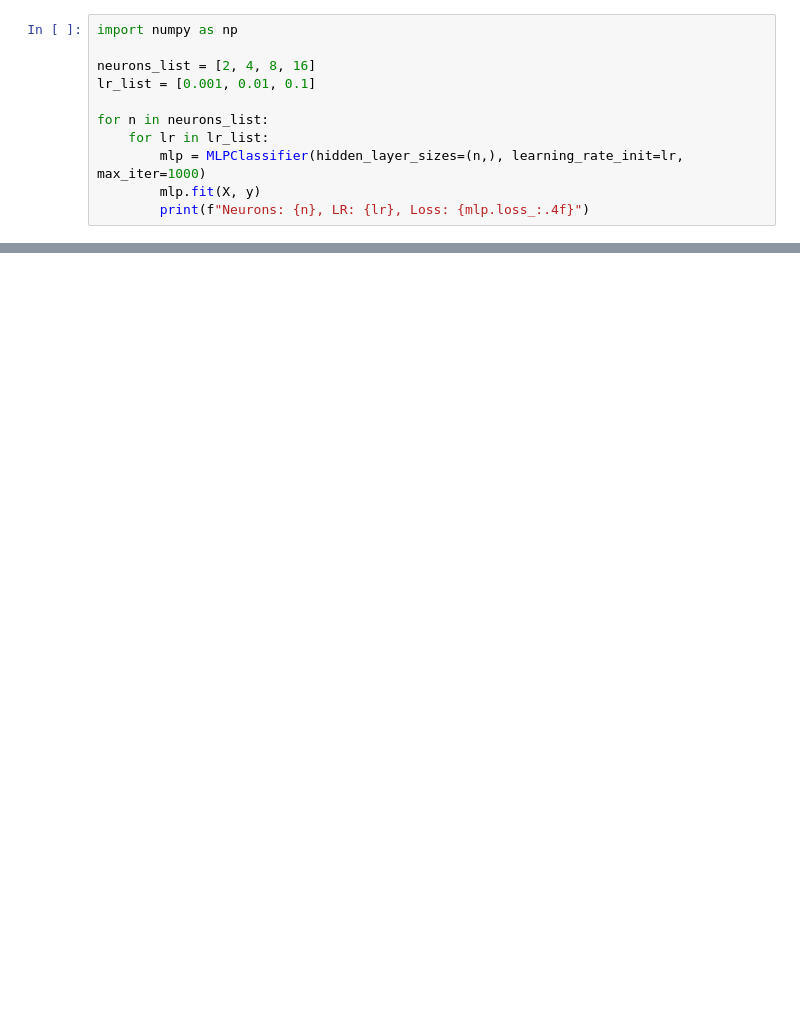
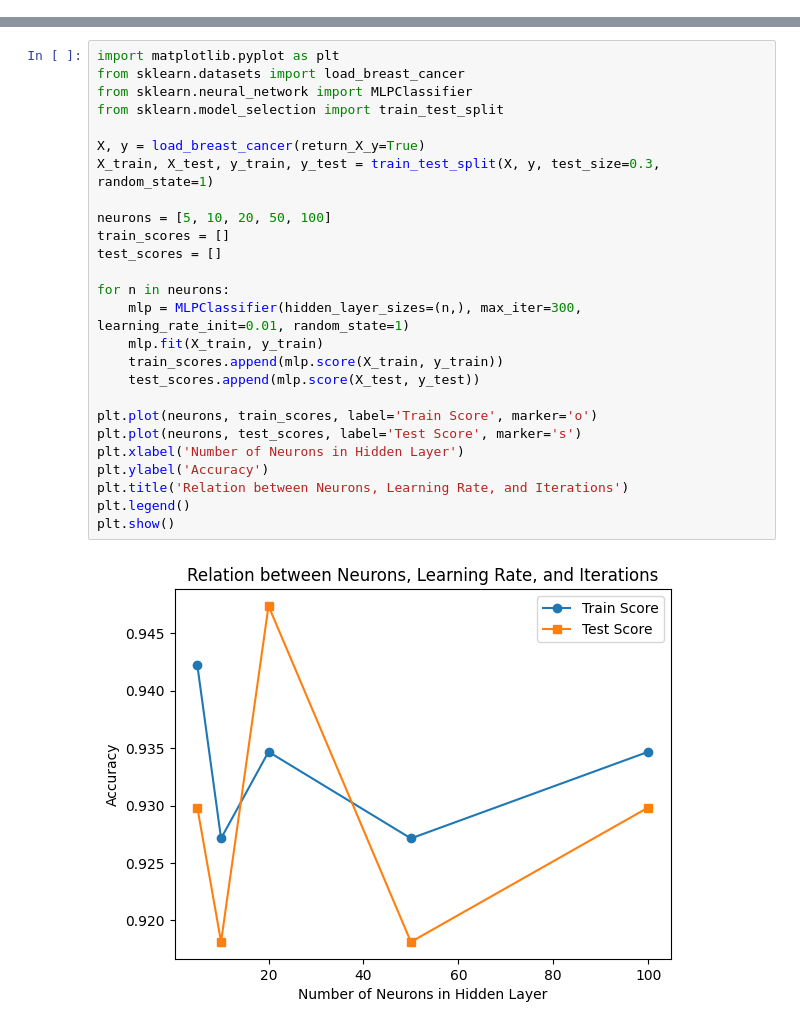
Before and after one commit to SARIKELLA-MADHU/Machine-Learning, a Jupyter notebook: ML_week_9_(U5)ipynb.ipynb, the cells around one changed output, grey strips where cells are left out. Saved outputs shown, nothing was run; the diff lists cells and outputs as text; blank space fills up the shorter version.

```diff
--- a/ML_week_9_(U5)ipynb.ipynb
+++ b/ML_week_9_(U5)ipynb.ipynb
@@ -163,11 +193,0 @@ plt.show()
-# %%
-import numpy as np
-
-neurons_list = [2, 4, 8, 16]
-lr_list = [0.001, 0.01, 0.1]
-
-for n in neurons_list:
-    for lr in lr_list:
-        mlp = MLPClassifier(hidden_layer_sizes=(n,), learning_rate_init=lr, max_iter=1000)
-        mlp.fit(X, y)
-        print(f"Neurons: {n}, LR: {lr}, Loss: {mlp.loss_:.4f}")
@@ -186,0 +194,28 @@ Neurons: 16, LR: 0.1, Loss: 0.0015
+# %%
+import matplotlib.pyplot as plt
+from sklearn.datasets import load_breast_cancer
+from sklearn.neural_network import MLPClassifier
+from sklearn.model_selection import train_test_split
+
+X, y = load_breast_cancer(return_X_y=True)
+X_train, X_test, y_train, y_test = train_test_split(X, y, test_size=0.3, random_state=1)
+
+neurons = [5, 10, 20, 50, 100]
+train_scores = []
+test_scores = []
+
+for n in neurons:
+    mlp = MLPClassifier(hidden_layer_sizes=(n,), max_iter=300, learning_rate_init=0.01, random_state=1)
+    mlp.fit(X_train, y_train)
+    train_scores.append(mlp.score(X_train, y_train))
+    test_scores.append(mlp.score(X_test, y_test))
+
+plt.plot(neurons, train_scores, label='Train Score', marker='o')
+plt.plot(neurons, test_scores, label='Test Score', marker='s')
+plt.xlabel('Number of Neurons in Hidden Layer')
+plt.ylabel('Accuracy')
+plt.title('Relation between Neurons, Learning Rate, and Iterations')
+plt.legend()
+plt.show()
+# %% [output]
+[figure, added]
```
Also changed, not shown: parts of 10 cells of this notebook.
